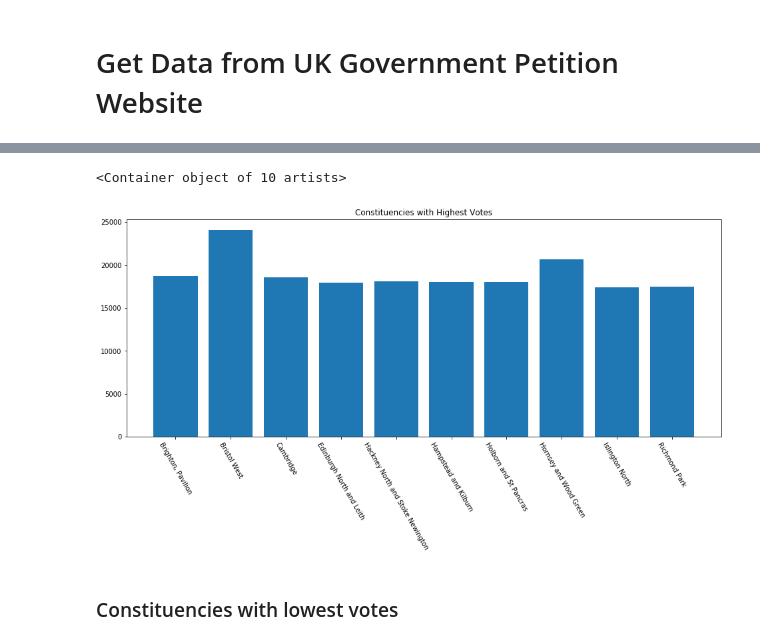
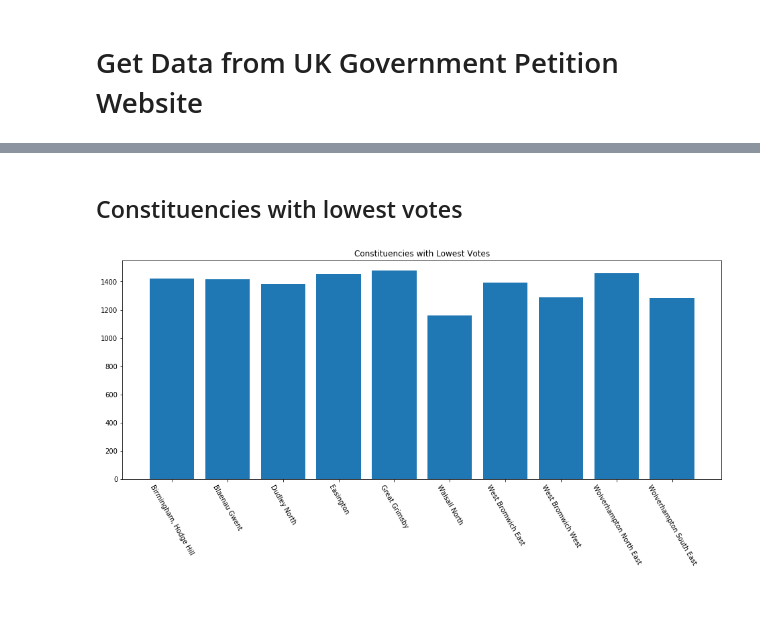
Before and after one commit to alanmaydwell/jupyter_scribblings, a Jupyter notebook: petition_data.ipynb, the cells around one changed output, grey strips where cells are left out. Cells and saved outputs as stored; diff of their text form; code cells hidden in the pictures; blank space fills up the shorter version.

```diff
--- a/petition_data.ipynb
+++ b/petition_data.ipynb
@@ -36,12 +57,11 @@ constituency_data_ordered = sorted(constituency_data, key = lambda x: int(x["sig
+# %% [markdown]
+## Constituencies with lowest votes
 # %%
-yvalues = [c["signature_count"] for c in constituency_data_ordered[-10:]]
-xvalues = [c["name"] for c in constituency_data_ordered[-10:]]
+yvalues = [c["signature_count"] for c in constituency_data_ordered[:10]]
+xvalues = [c["name"] for c in constituency_data_ordered[:10]]
 plt.figure(figsize=(16,6))
-plt.title("Constituencies with Highest Votes")
+plt.title("Constituencies with Lowest Votes")
 plt.xticks(rotation=300)
-plt.bar(xvalues, yvalues)
+_ = plt.bar(xvalues, yvalues)
 # %% [output]
-<Container object of 10 artists>
-[figure, old version]
+[figure, new version]
-# %% [markdown]
-### Constituencies with lowest votes
```
Also changed, not shown: parts of 12 cells of this notebook.
